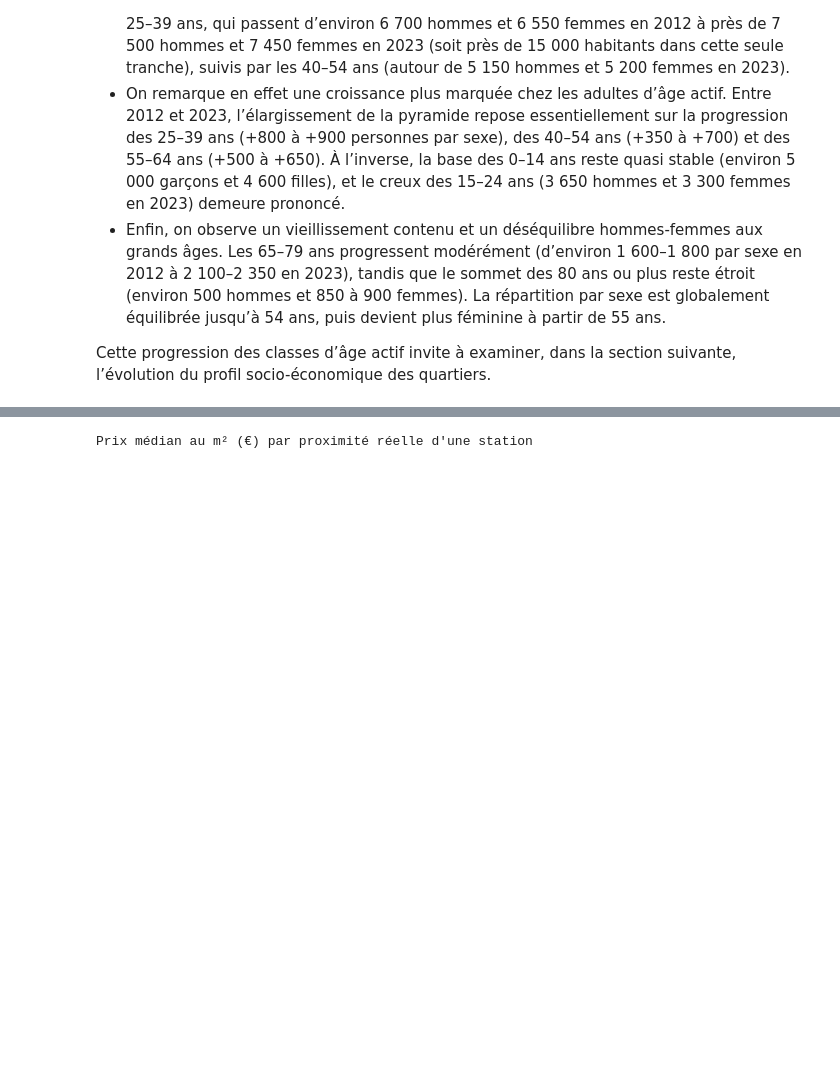
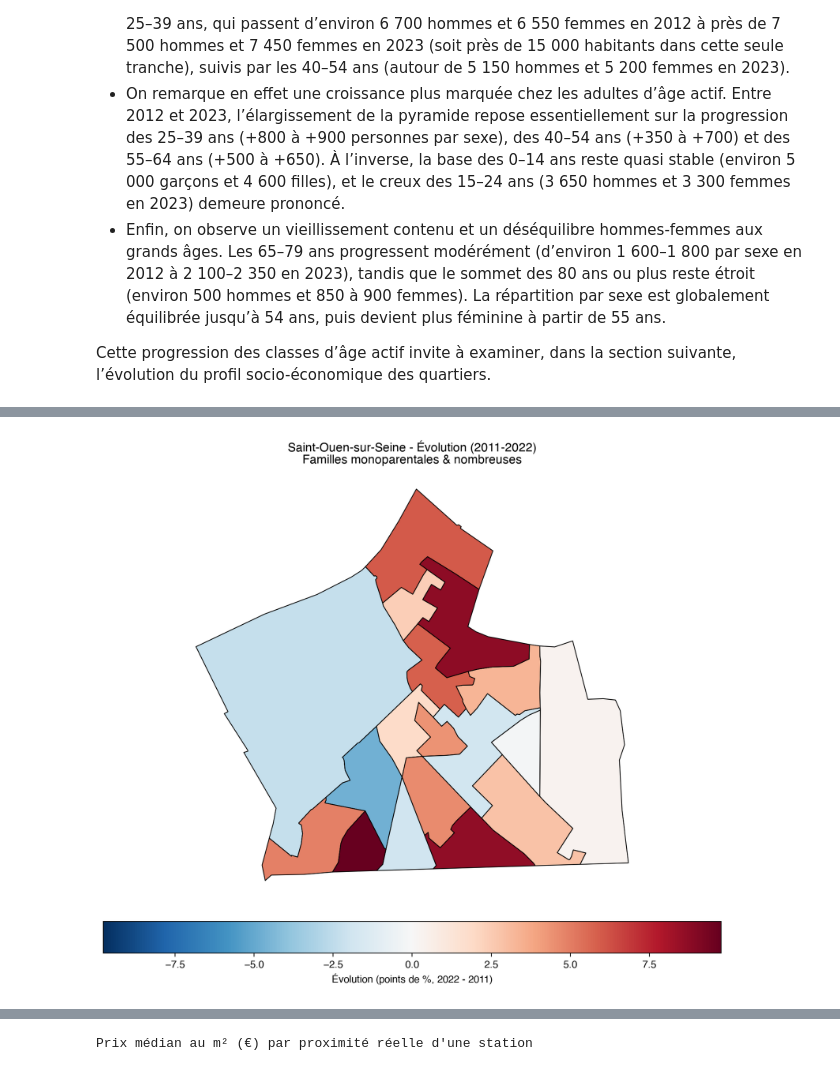
Before and after one commit to borhaney/projet_python_2a_ensae, a Jupyter notebook: main.ipynb, the cells around one changed output, grey strips where cells are left out. Cells and saved outputs as stored; diff of their text form; code cells hidden in the pictures; blank space fills up the shorter version.

```diff
--- a/main.ipynb
+++ b/main.ipynb
@@ -202,0 +500,7 @@ III - Profil socio-éco
+# %%
+utils.tracer_carte_evolution(
+    evol_familles, 2011, 2022,
+    titre="Familles monoparentales & nombreuses",
+)
+# %% [output]
+[figure, added]
```
Also changed, not shown: parts of 54 cells of this notebook, 2 other files.
